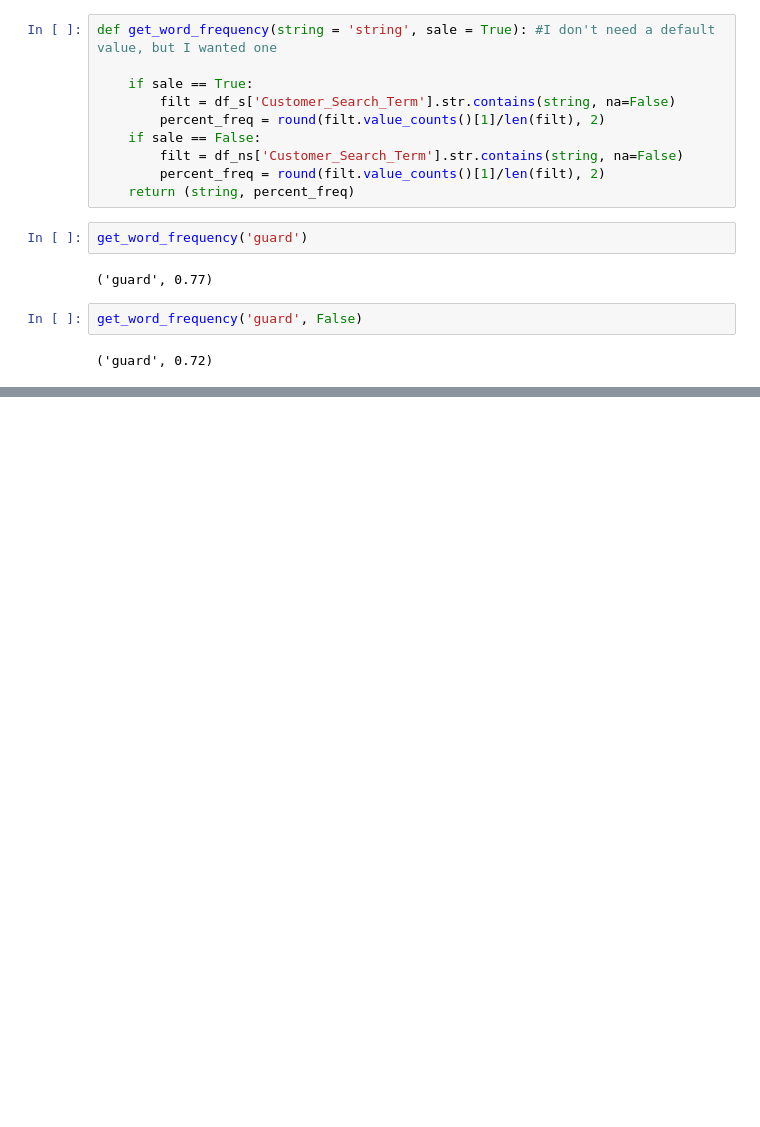
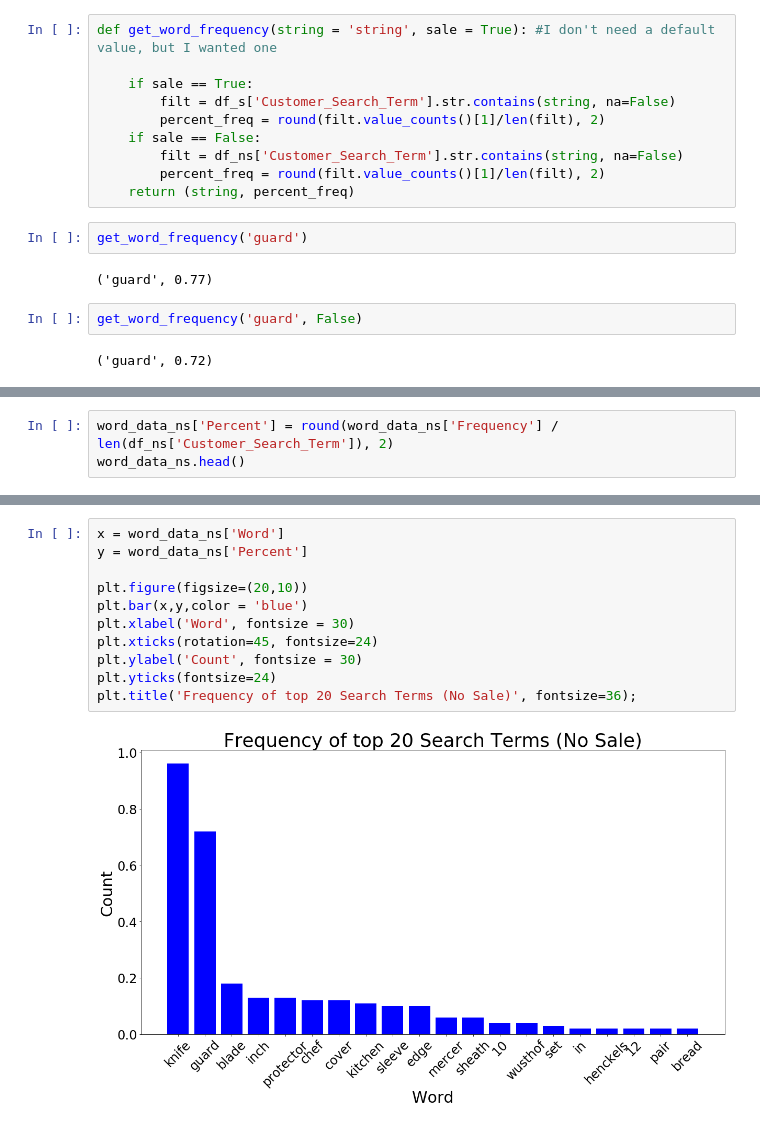
Before and after one commit to Booandlean/JI_sales, a Jupyter notebook: notebooks/Search_Term_Counts.ipynb, the cells around one changed output, grey strips where cells are left out. Cells and saved outputs as stored; diff of their text form; blank space fills up the shorter version.

```diff
--- a/notebooks/Search_Term_Counts.ipynb
+++ b/notebooks/Search_Term_Counts.ipynb
@@ -324,0 +344,3 @@ word_data_s = pd.DataFrame.from_records(common_words_s, columns = )
+# %%
+word_data_ns['Percent'] = round(word_data_ns['Frequency'] / len(df_ns['Customer_Search_Term']), 2)
+word_data_ns.head()
@@ -324,0 +367,13 @@ word_data_s = pd.DataFrame.from_records(common_words_s, columns = )
+# %%
+x = word_data_ns['Word']
+y = word_data_ns['Percent']
+
+plt.figure(figsize=(20,10))
+plt.bar(x,y,color = 'blue')
+plt.xlabel('Word', fontsize = 30)
+plt.xticks(rotation=45, fontsize=24)
+plt.ylabel('Count', fontsize = 30)
+plt.yticks(fontsize=24)
+plt.title('Frequency of top 20 Search Terms (No Sale)', fontsize=36);
+# %% [output]
+[figure, added]
```
Also changed, not shown: parts of 4 cells of this notebook.
